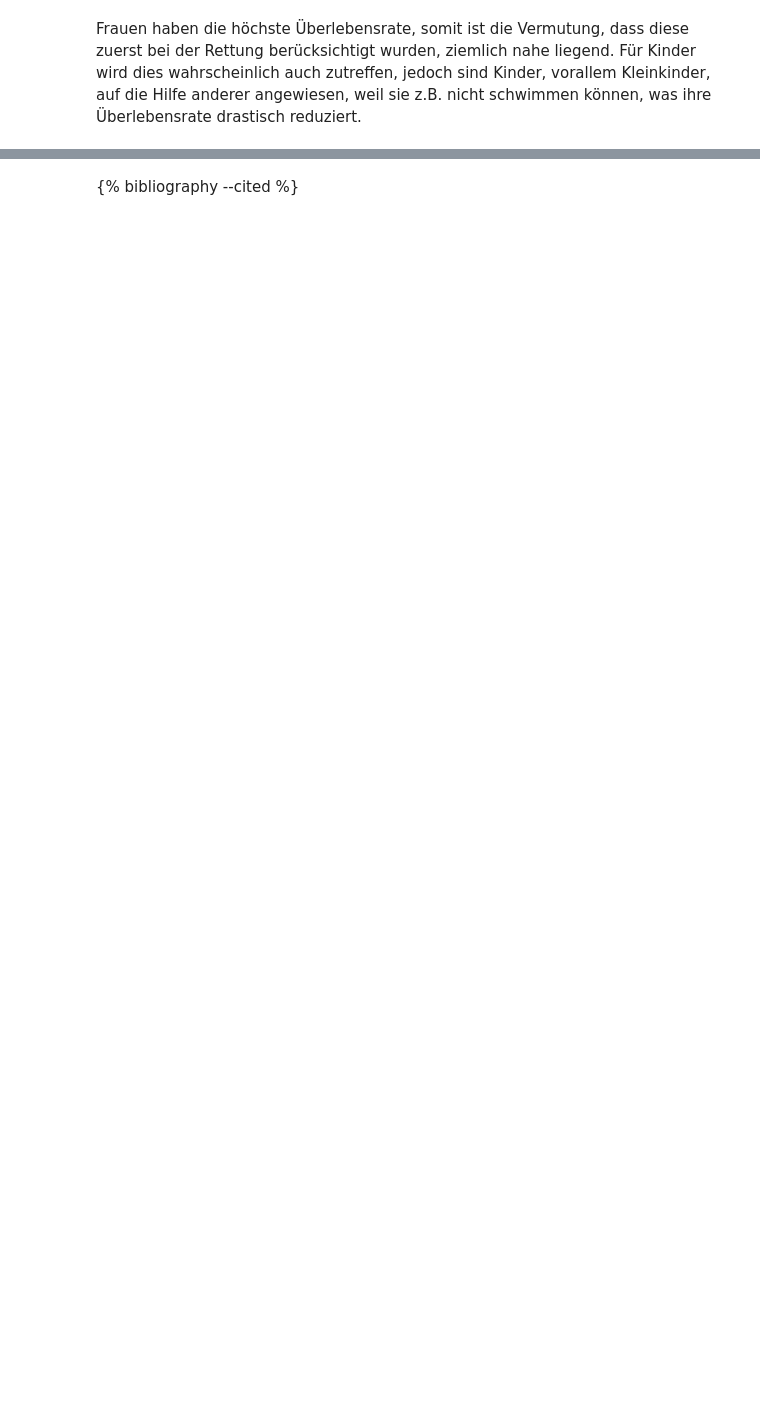
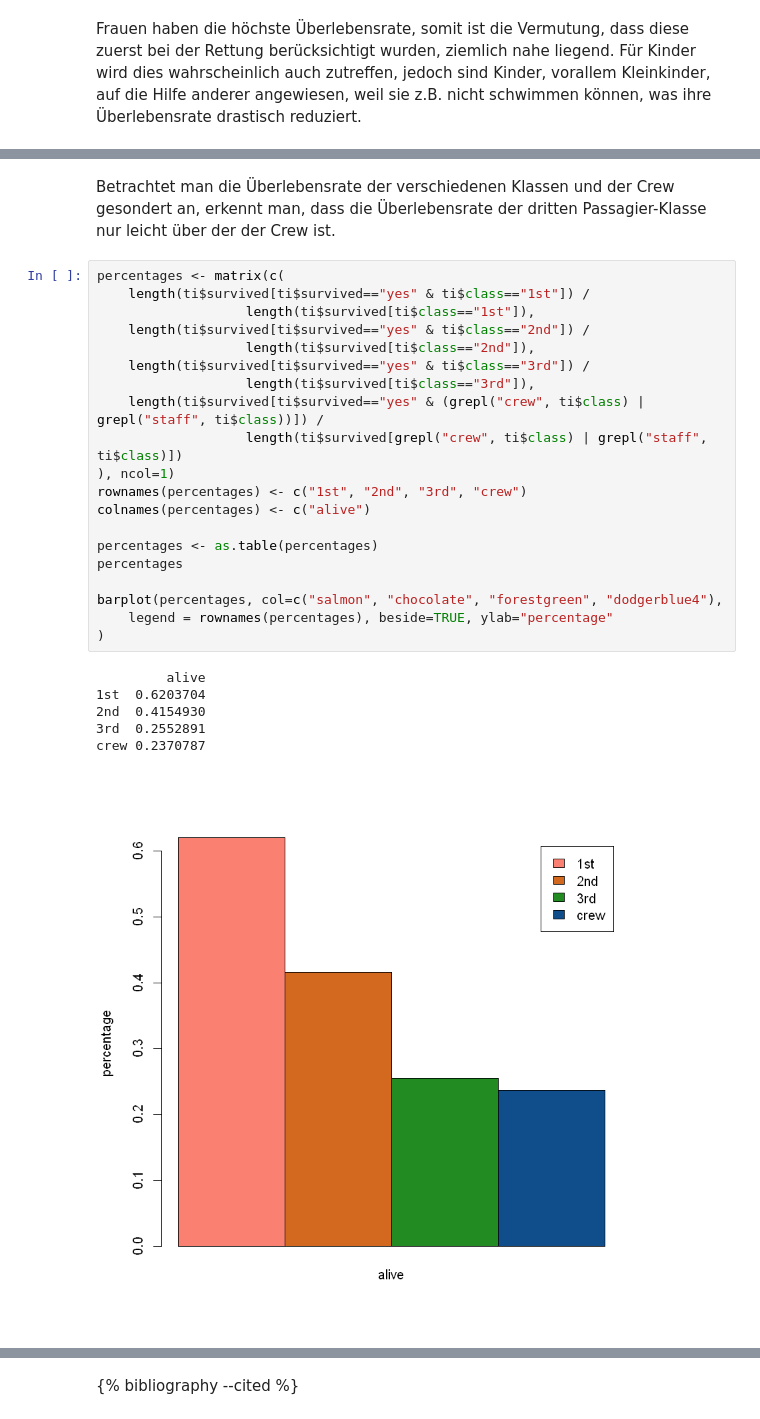
Before and after one commit to kurbaniec/everything-data-science, a Jupyter notebook: content/werkzeuge-zur-visualisierung/werkzeuge-zur-visualisierung.ipynb, the cells around one changed output, grey strips where cells are left out. Saved outputs shown, nothing was run; the diff lists cells and outputs as text; blank space fills up the shorter version.

```diff
--- a/content/werkzeuge-zur-visualisierung/werkzeuge-zur-visualisierung.ipynb
+++ b/content/werkzeuge-zur-visualisierung/werkzeuge-zur-visualisierung.ipynb
@@ -177,0 +170,29 @@ barplot(percentages, col=c("chocolate", "forestgreen", "dodgerblue4"),
+# %% [markdown]
+Betrachtet man die Überlebensrate der verschiedenen Klassen und der Crew gesondert an, erkennt man, dass die Überlebensrate der dritten Passagier-Klasse nur leicht über der der Crew ist.
+# %%
+percentages <- matrix(c(
+    length(ti$survived[ti$survived=="yes" & ti$class=="1st"]) /
+                   length(ti$survived[ti$class=="1st"]),
+    length(ti$survived[ti$survived=="yes" & ti$class=="2nd"]) /
+                   length(ti$survived[ti$class=="2nd"]),
+    length(ti$survived[ti$survived=="yes" & ti$class=="3rd"]) /
+                   length(ti$survived[ti$class=="3rd"]),
+    length(ti$survived[ti$survived=="yes" & (grepl("crew", ti$class) | grepl("staff", ti$class))]) /
+                   length(ti$survived[grepl("crew", ti$class) | grepl("staff", ti$class)])
+), ncol=1)
+rownames(percentages) <- c("1st", "2nd", "3rd", "crew")
+colnames(percentages) <- c("alive")
+
+percentages <- as.table(percentages)
+percentages
+
+barplot(percentages, col=c("salmon", "chocolate", "forestgreen", "dodgerblue4"),
+    legend = rownames(percentages), beside=TRUE, ylab="percentage"
+)
+# %% [output]
+         alive
+1st  0.6203704
+2nd  0.4154930
+3rd  0.2552891
+crew 0.2370787
+[figure, added]
```
Also changed, not shown: parts of 20 cells of this notebook, 20 other files.
